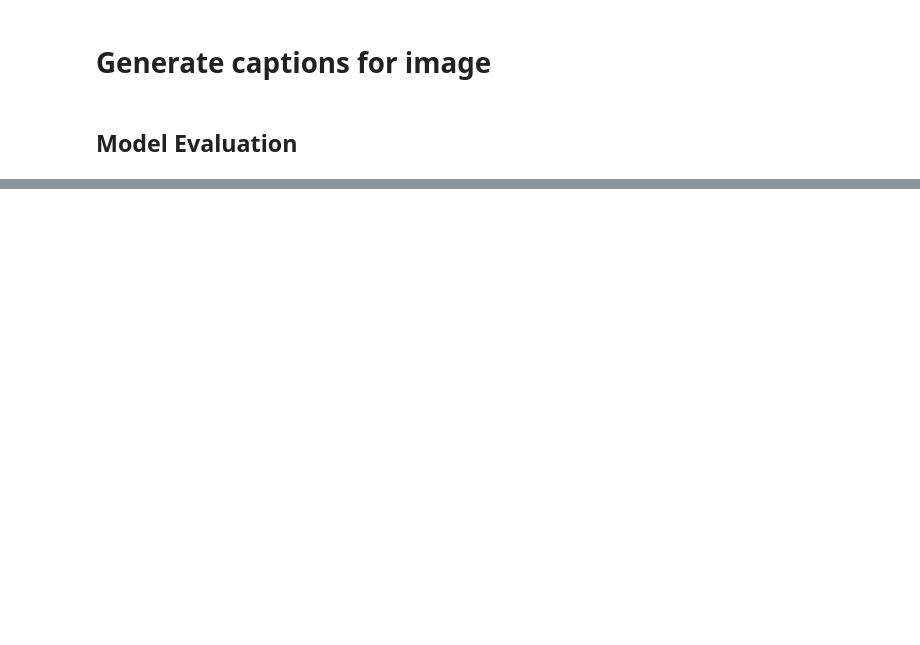
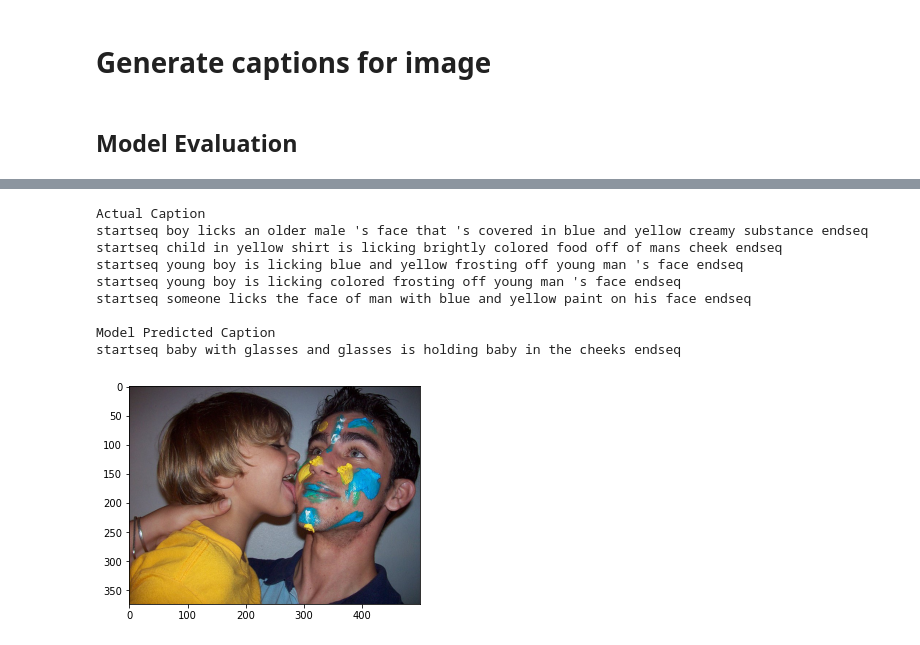
Before and after one commit to sushmita56/Image-Caption-Generation, a Jupyter notebook: Image_Caption_Generator.ipynb, the cells around one changed output, grey strips where cells are left out. Cells and saved outputs as stored; diff of their text form; code cells hidden in the pictures; blank space fills up the shorter version.

```diff
--- a/Image_Caption_Generator.ipynb
+++ b/Image_Caption_Generator.ipynb
@@ -364,0 +419,13 @@ TypeError: ignored
+# %%
+show_caption("957230475_48f4285ffe.jpg")
+# %% [output]
+Actual Caption
+startseq boy licks an older male 's face that 's covered in blue and yellow creamy substance endseq
+startseq child in yellow shirt is licking brightly colored food off of mans cheek endseq
+startseq young boy is licking blue and yellow frosting off young man 's face endseq
+startseq young boy is licking colored frosting off young man 's face endseq
+startseq someone licks the face of man with blue and yellow paint on his face endseq
+
+Model Predicted Caption
+startseq baby with glasses and glasses is holding baby in the cheeks endseq
+[figure, added]
```
Also changed, not shown: parts of 27 cells of this notebook.
